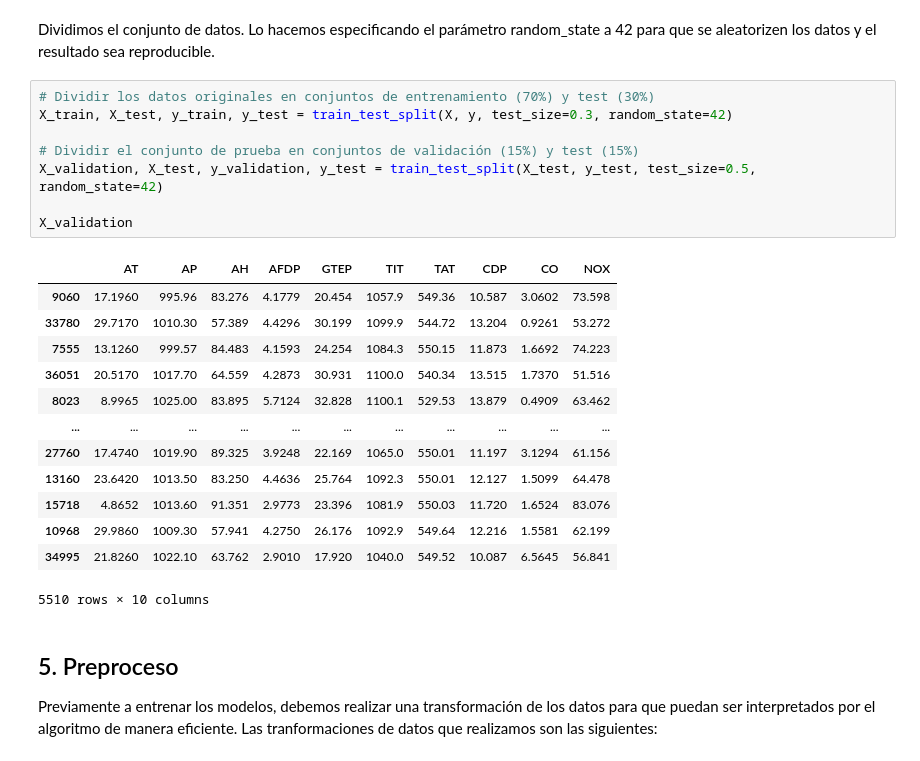
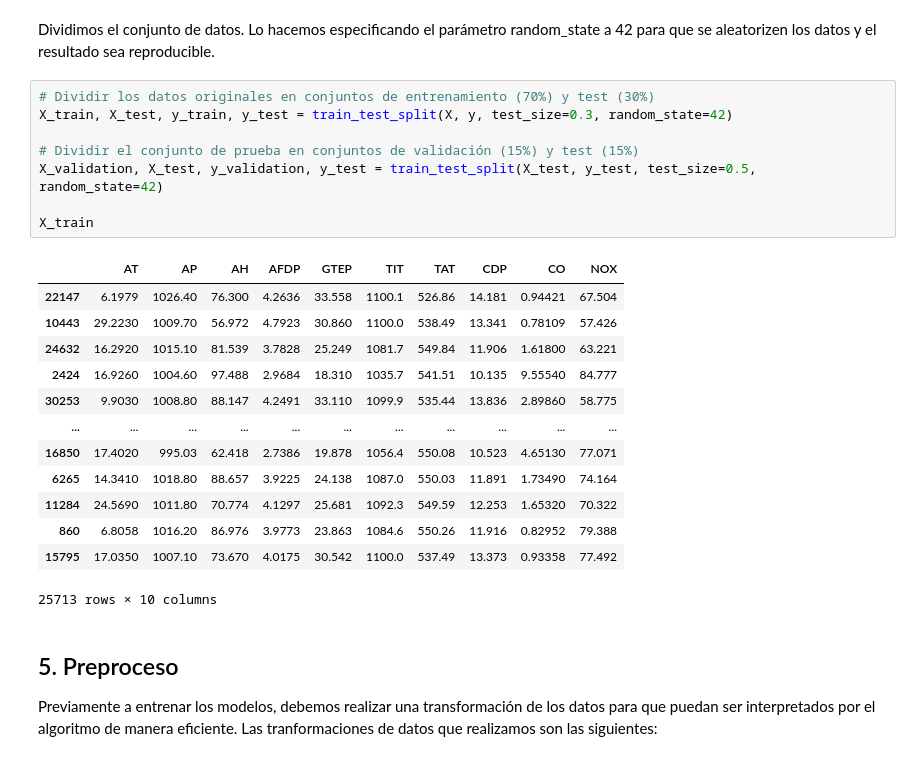
Before and after one commit to cabamarcos/Gas-Turbine-Emission-Prediction, a Jupyter notebook: P1_RRNN.ipynb, the cells around one changed output. Cells and saved outputs as stored; diff of their text form.

```diff
--- a/P1_RRNN.ipynb
+++ b/P1_RRNN.ipynb
@@ -142,25 +140,25 @@ Dividimos el conjunto de datos. Lo hacemos especificando el parámetro random_st
 # %%
 # Dividir los datos originales en conjuntos de entrenamiento (70%) y test (30%)
 X_train, X_test, y_train, y_test = train_test_split(X, y, test_size=0.3, random_state=42)
 
 # Dividir el conjunto de prueba en conjuntos de validación (15%) y test (15%)
 X_validation, X_test, y_validation, y_test = train_test_split(X_test, y_test, test_size=0.5, random_state=42)
 
-X_validation
+X_train
 # %% [output]
 |  | AT | AP | AH | AFDP | GTEP | TIT | TAT | CDP | CO | NOX |
-| 9060 | 17.1960 | 995.96 | 83.276 | 4.1779 | 20.454 | 1057.9 | 549.36 | 10.587 | 3.0602 | 73.598 |
-| 33780 | 29.7170 | 1010.30 | 57.389 | 4.4296 | 30.199 | 1099.9 | 544.72 | 13.204 | 0.9261 | 53.272 |
-| 7555 | 13.1260 | 999.57 | 84.483 | 4.1593 | 24.254 | 1084.3 | 550.15 | 11.873 | 1.6692 | 74.223 |
-| 36051 | 20.5170 | 1017.70 | 64.559 | 4.2873 | 30.931 | 1100.0 | 540.34 | 13.515 | 1.7370 | 51.516 |
-| 8023 | 8.9965 | 1025.00 | 83.895 | 5.7124 | 32.828 | 1100.1 | 529.53 | 13.879 | 0.4909 | 63.462 |
+| 22147 | 6.1979 | 1026.40 | 76.300 | 4.2636 | 33.558 | 1100.1 | 526.86 | 14.181 | 0.94421 | 67.504 |
+| 10443 | 29.2230 | 1009.70 | 56.972 | 4.7923 | 30.860 | 1100.0 | 538.49 | 13.341 | 0.78109 | 57.426 |
+| 24632 | 16.2920 | 1015.10 | 81.539 | 3.7828 | 25.249 | 1081.7 | 549.84 | 11.906 | 1.61800 | 63.221 |
+| 2424 | 16.9260 | 1004.60 | 97.488 | 2.9684 | 18.310 | 1035.7 | 541.51 | 10.135 | 9.55540 | 84.777 |
+| 30253 | 9.9030 | 1008.80 | 88.147 | 4.2491 | 33.110 | 1099.9 | 535.44 | 13.836 | 2.89860 | 58.775 |
 | ... | ... | ... | ... | ... | ... | ... | ... | ... | ... | ... |
-| 27760 | 17.4740 | 1019.90 | 89.325 | 3.9248 | 22.169 | 1065.0 | 550.01 | 11.197 | 3.1294 | 61.156 |
-| 13160 | 23.6420 | 1013.50 | 83.250 | 4.4636 | 25.764 | 1092.3 | 550.01 | 12.127 | 1.5099 | 64.478 |
-| 15718 | 4.8652 | 1013.60 | 91.351 | 2.9773 | 23.396 | 1081.9 | 550.03 | 11.720 | 1.6524 | 83.076 |
-| 10968 | 29.9860 | 1009.30 | 57.941 | 4.2750 | 26.176 | 1092.9 | 549.64 | 12.216 | 1.5581 | 62.199 |
-| 34995 | 21.8260 | 1022.10 | 63.762 | 2.9010 | 17.920 | 1040.0 | 549.52 | 10.087 | 6.5645 | 56.841 |
+| 16850 | 17.4020 | 995.03 | 62.418 | 2.7386 | 19.878 | 1056.4 | 550.08 | 10.523 | 4.65130 | 77.071 |
+| 6265 | 14.3410 | 1018.80 | 88.657 | 3.9225 | 24.138 | 1087.0 | 550.03 | 11.891 | 1.73490 | 74.164 |
+| 11284 | 24.5690 | 1011.80 | 70.774 | 4.1297 | 25.681 | 1092.3 | 549.59 | 12.253 | 1.65320 | 70.322 |
+| 860 | 6.8058 | 1016.20 | 86.976 | 3.9773 | 23.863 | 1084.6 | 550.26 | 11.916 | 0.82952 | 79.388 |
+| 15795 | 17.0350 | 1007.10 | 73.670 | 4.0175 | 30.542 | 1100.0 | 537.49 | 13.373 | 0.93358 | 77.492 |
-5510 rows × 10 columns
+25713 rows × 10 columns
 # %% [markdown]
 ## 5. Preproceso
 Previamente a entrenar los modelos, debemos realizar una transformación de los datos para que puedan ser interpretados por el algoritmo de manera eficiente. Las tranformaciones de datos que realizamos son las siguientes:
```
Also changed, not shown: parts of 14 cells of this notebook.
